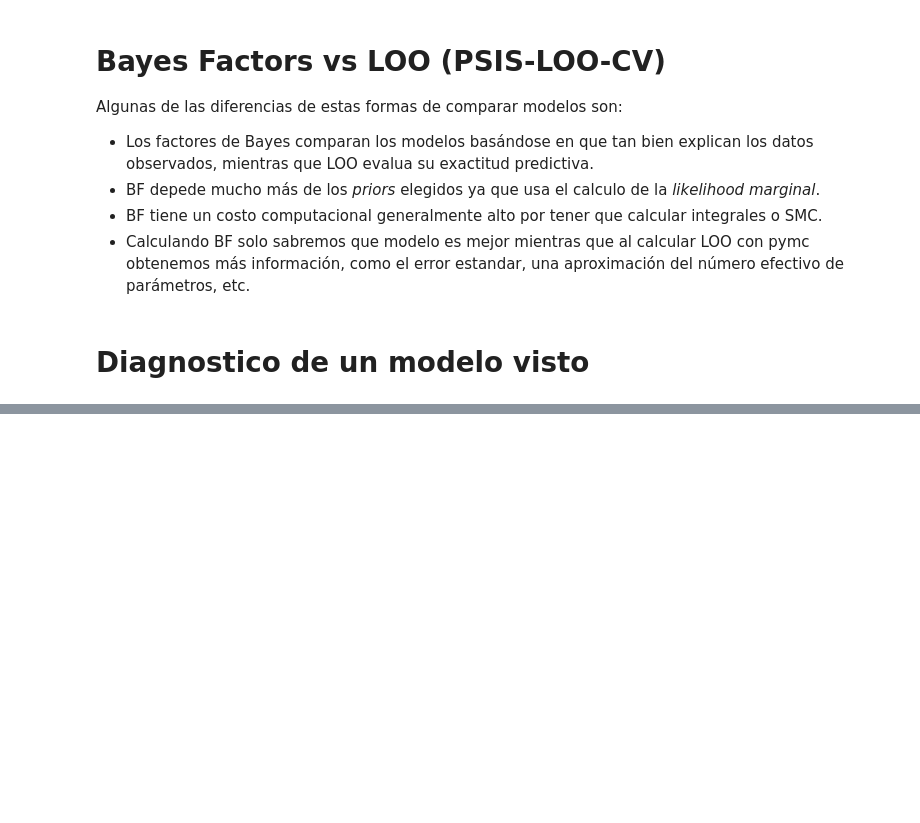
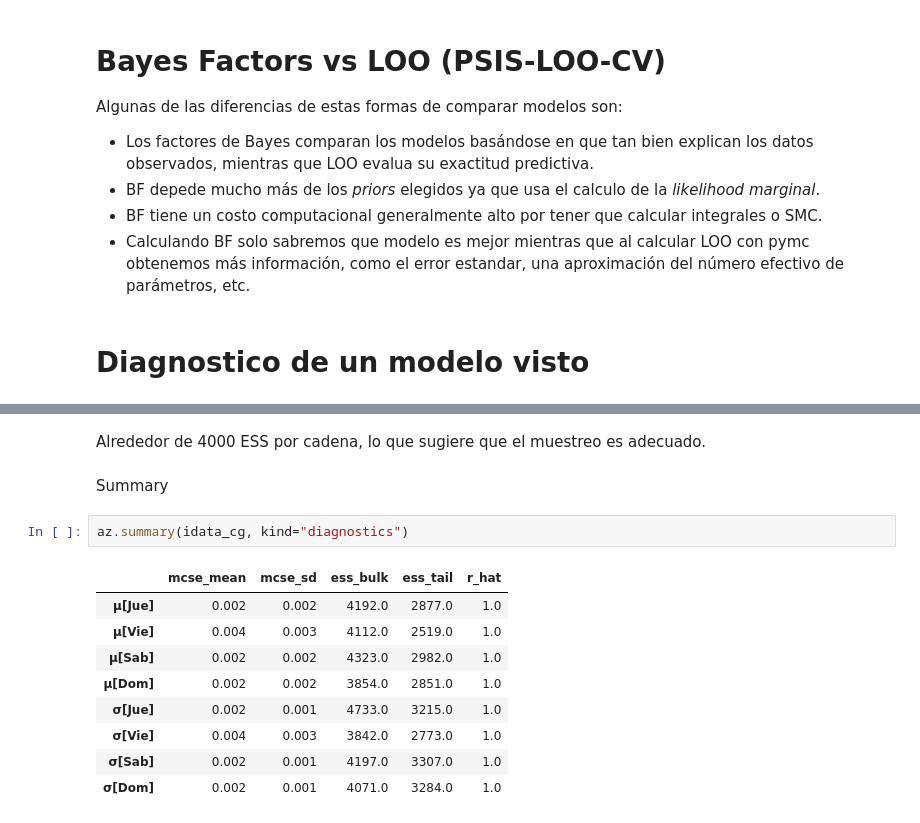
Before and after one commit to nazarenomm/Estadistica-e-Inferencia-2, a Jupyter notebook: ejercicios/ejercicios_04_01_nazareno_magallanes.ipynb, the cells around one changed output, grey strips where cells are left out. Cells and saved outputs as stored; diff of their text form; blank space fills up the shorter version.

```diff
--- a/ejercicios/ejercicios_04_01_nazareno_magallanes.ipynb
+++ b/ejercicios/ejercicios_04_01_nazareno_magallanes.ipynb
@@ -430,0 +493,16 @@ We recommend running at least 4 chains for robust computation of convergence dia
+# %% [markdown]
+Alrededor de 4000 ESS por cadena, lo que sugiere que el muestreo es adecuado.
+# %% [markdown]
+Summary
+# %%
+az.summary(idata_cg, kind="diagnostics")
+# %% [output]
+|  | mcse_mean | mcse_sd | ess_bulk | ess_tail | r_hat |
+| μ[Jue] | 0.002 | 0.002 | 4192.0 | 2877.0 | 1.0 |
+| μ[Vie] | 0.004 | 0.003 | 4112.0 | 2519.0 | 1.0 |
+| μ[Sab] | 0.002 | 0.002 | 4323.0 | 2982.0 | 1.0 |
+| μ[Dom] | 0.002 | 0.002 | 3854.0 | 2851.0 | 1.0 |
+| σ[Jue] | 0.002 | 0.001 | 4733.0 | 3215.0 | 1.0 |
+| σ[Vie] | 0.004 | 0.003 | 3842.0 | 2773.0 | 1.0 |
+| σ[Sab] | 0.002 | 0.001 | 4197.0 | 3307.0 | 1.0 |
+| σ[Dom] | 0.002 | 0.001 | 4071.0 | 3284.0 | 1.0 |
```
Also changed, not shown: parts of 20 cells of this notebook, 2 other files.
